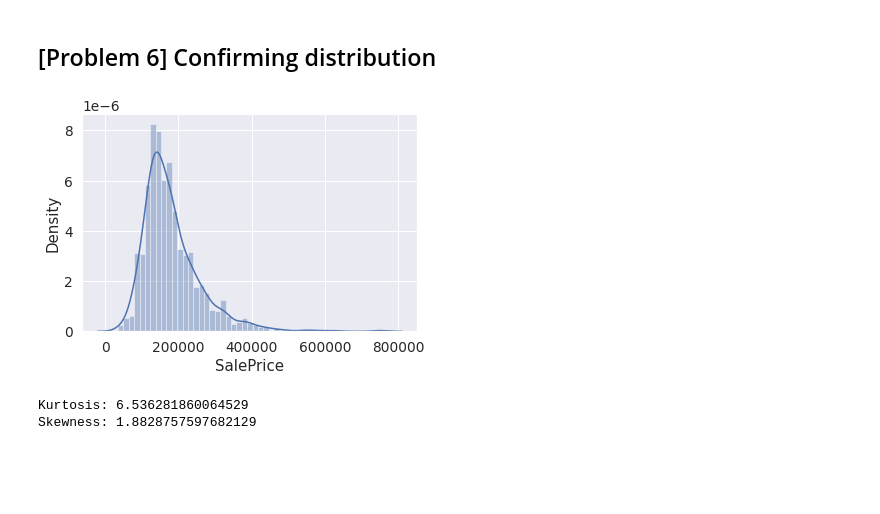
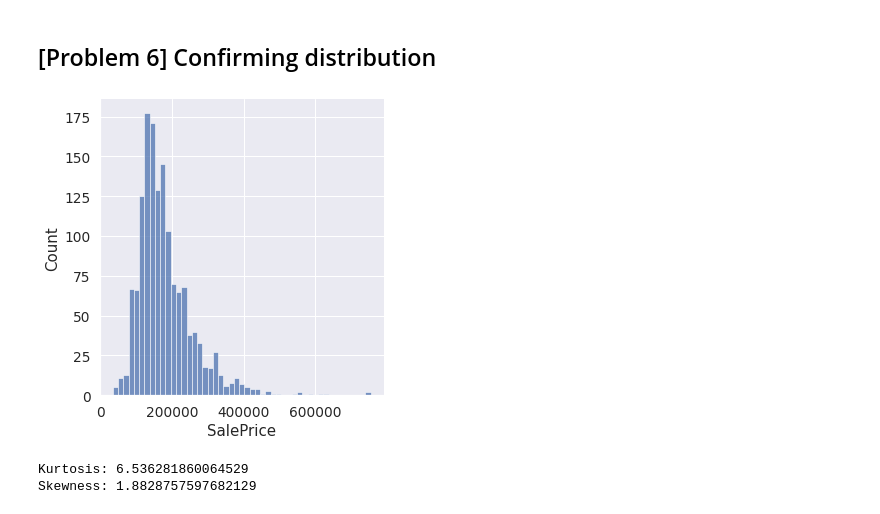
Before and after one commit to ysoseriouz/diveintocode-ml, a Jupyter notebook: ML_week2_preclass_ass2.ipynb, the cells around one changed output. Drawn from its saved outputs; the diff is of its cells as text; code cells hidden in the pictures; blank space fills up the shorter version.

Commit message:
Replace sns.distplot with sns.displot

```diff
--- a/ML_week2_preclass_ass2.ipynb
+++ b/ML_week2_preclass_ass2.ipynb
@@ -180,10 +180,10 @@ drop_df = df.drop(columns=missing_features[missing_features['Total'] >= 5].index
 # %% [markdown]
 ## [Problem 6] Confirming distribution
 # %%
-sns.distplot(drop_df['SalePrice'])
+sns.displot(drop_df['SalePrice'])
 plt.show()
 # %% [output]
-[figure, old version]
+[figure, new version]
 # %%
 print("Kurtosis:", drop_df['SalePrice'].kurtosis())
 print("Skewness:", drop_df['SalePrice'].skew())
```
Also changed, not shown: parts of 2 cells of this notebook.
